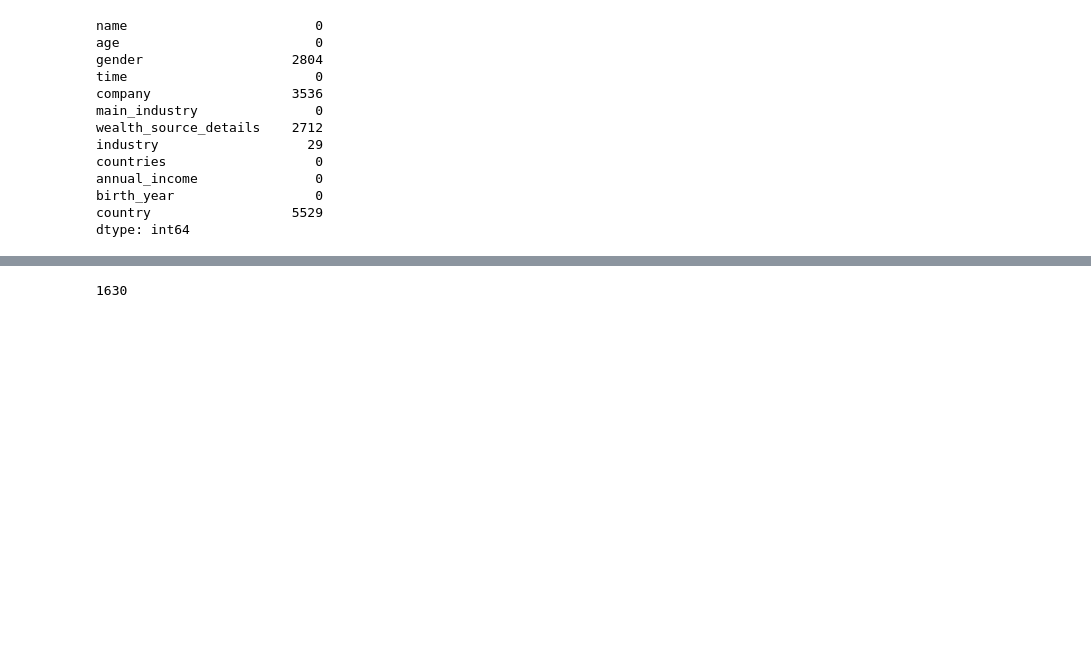
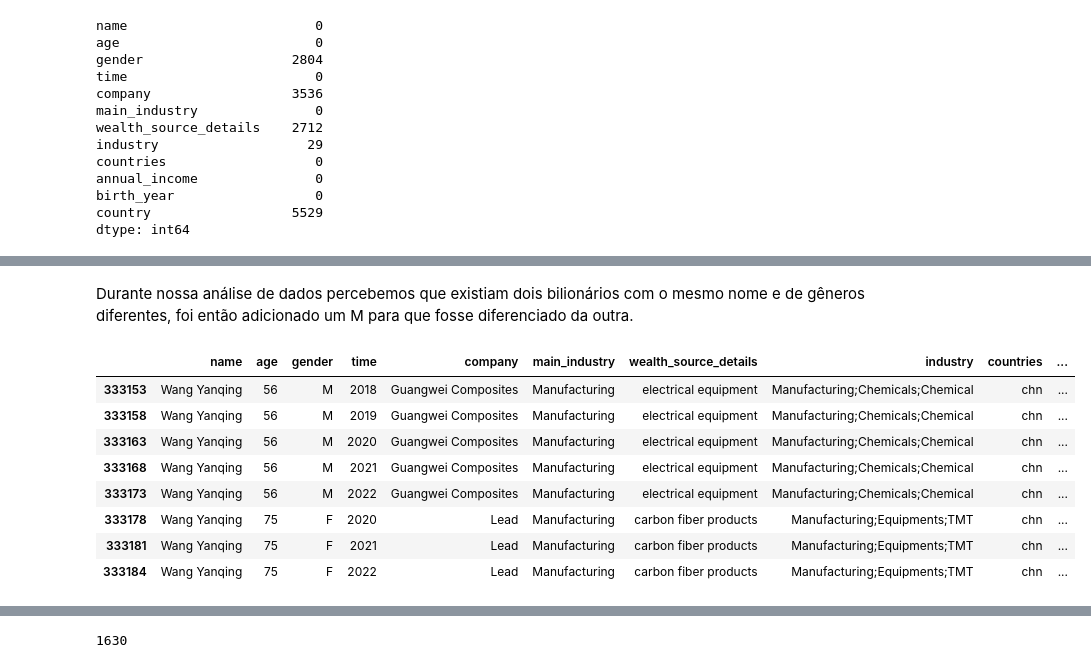
Before and after one commit to pabloxD13/tecprog1_Pablo_Brito, a Jupyter notebook: Projeto.ipynb, the cells around one changed output, grey strips where cells are left out. Cells and saved outputs as stored; diff of their text form; code cells hidden in the pictures; blank space fills up the shorter version.

```diff
--- a/Projeto.ipynb
+++ b/Projeto.ipynb
@@ -94,0 +108,14 @@ dtype: int64
+# %% [markdown]
+Durante nossa análise de dados percebemos que existiam dois bilionários com o mesmo nome e de gêneros diferentes, foi então adicionado um M para que fosse diferenciado da outra.
+# %%
+df_bilion[df_bilion['name'] == 'Wang Yanqing']
+# %% [output]
+|  | name | age | gender | time | company | main_industry | wealth_source_details | industry | countries | ... |
+| 333153 | Wang Yanqing | 56 | M | 2018 | Guangwei Composites | Manufacturing | electrical equipment | Manufacturing;Chemicals;Chemical | chn | ... |
+| 333158 | Wang Yanqing | 56 | M | 2019 | Guangwei Composites | Manufacturing | electrical equipment | Manufacturing;Chemicals;Chemical | chn | ... |
+| 333163 | Wang Yanqing | 56 | M | 2020 | Guangwei Composites | Manufacturing | electrical equipment | Manufacturing;Chemicals;Chemical | chn | ... |
+| 333168 | Wang Yanqing | 56 | M | 2021 | Guangwei Composites | Manufacturing | electrical equipment | Manufacturing;Chemicals;Chemical | chn | ... |
+| 333173 | Wang Yanqing | 56 | M | 2022 | Guangwei Composites | Manufacturing | electrical equipment | Manufacturing;Chemicals;Chemical | chn | ... |
+| 333178 | Wang Yanqing | 75 | F | 2020 | Lead | Manufacturing | carbon fiber products | Manufacturing;Equipments;TMT | chn | ... |
+| 333181 | Wang Yanqing | 75 | F | 2021 | Lead | Manufacturing | carbon fiber products | Manufacturing;Equipments;TMT | chn | ... |
+| 333184 | Wang Yanqing | 75 | F | 2022 | Lead | Manufacturing | carbon fiber products | Manufacturing;Equipments;TMT | chn | ... |
```
Also changed, not shown: parts of 10 cells of this notebook.
